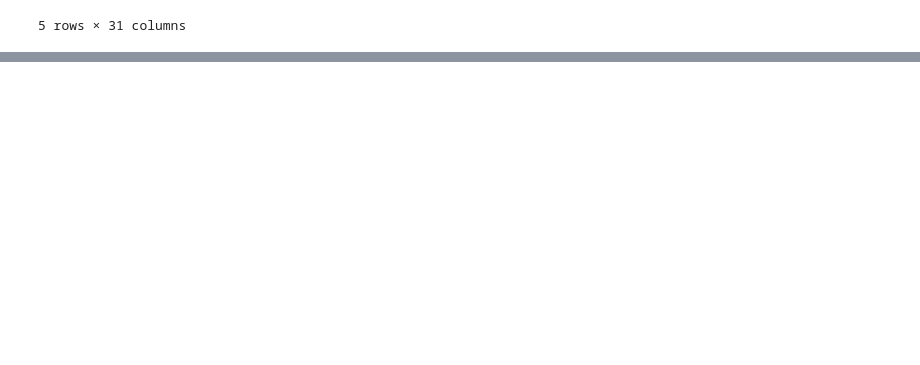
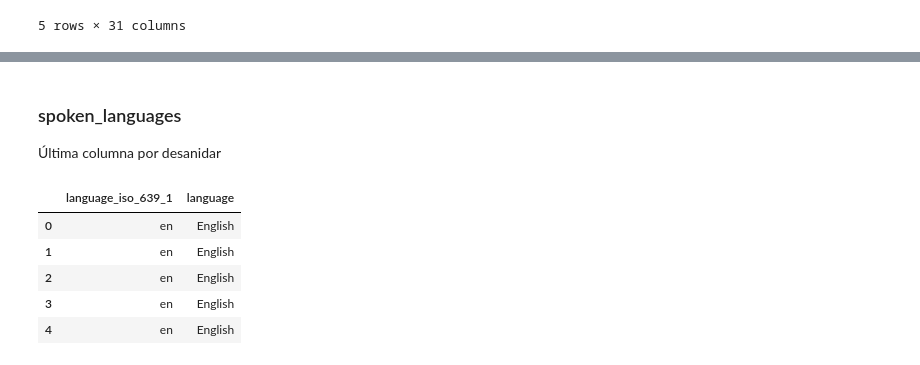
Before and after one commit to dnewbie25/Movie-Recommender-App, a Jupyter notebook: Machine Learning Model/Movies_ETL.ipynb, the cells around one changed output, grey strips where cells are left out. Saved outputs shown, nothing was run; the diff lists cells and outputs as text; code cells hidden in the pictures; blank space fills up the shorter version.

```diff
--- a/Machine Learning Model/Movies_ETL.ipynb
+++ b/Machine Learning Model/Movies_ETL.ipynb
@@ -117,0 +122,16 @@ result_dataframe.head(5)
+# %%
+dataframe_from_col4 = pd.DataFrame(columns=['production_iso_3166_1','production_country'])
+
+for value in result_dataframe["production_countries"]:
+    if pd.notna(value):  # Check if the value is not NaN
+        data = ast.literal_eval(value)
+        if isinstance(data, list) and len(data) > 0:
+            iso_3166_1 = [item['iso_3166_1'] for item in data]
+            names = [item['name'] for item in data]
+            dataframe_from_col4.loc[len(dataframe_from_col4)] = [iso_3166_1[0], names[0]]
+        else:
+            dataframe_from_col4.loc[len(dataframe_from_col4)] = [None, None]
+    else:
+        dataframe_from_col4.loc[len(dataframe_from_col4)] = [None, None]
+
+dataframe_from_col4.head(5)
@@ -117,0 +145,3 @@ result_dataframe.head(5)
+# %%
+result_dataframe=result_dataframe.join(dataframe_from_col4)
+result_dataframe.head(5)
@@ -117,0 +156,27 @@ result_dataframe.head(5)
+# %% [markdown]
+### spoken_languages
+
+Última columna por desanidar
+# %%
+dataframe_from_col5 = pd.DataFrame(columns=['language_iso_639_1','language'])
+
+for value in result_dataframe["spoken_languages"]:
+    if pd.notna(value):  # Check if the value is not NaN
+        data = ast.literal_eval(value)
+        if isinstance(data, list) and len(data) > 0:
+            iso_639_1 = [item['iso_639_1'] for item in data]
+            language = [item['name'] for item in data]
+            dataframe_from_col5.loc[len(dataframe_from_col5)] = [iso_639_1[0], language[0]]
+        else:
+            dataframe_from_col5.loc[len(dataframe_from_col5)] = [None, None]
+    else:
+        dataframe_from_col5.loc[len(dataframe_from_col5)] = [None, None]
+
+dataframe_from_col5.head(5)
+# %% [output]
+|  | language_iso_639_1 | language |
+| 0 | en | English |
+| 1 | en | English |
+| 2 | en | English |
+| 3 | en | English |
+| 4 | en | English |
```
Also changed, not shown: parts of 9 cells of this notebook, 1 other file.
